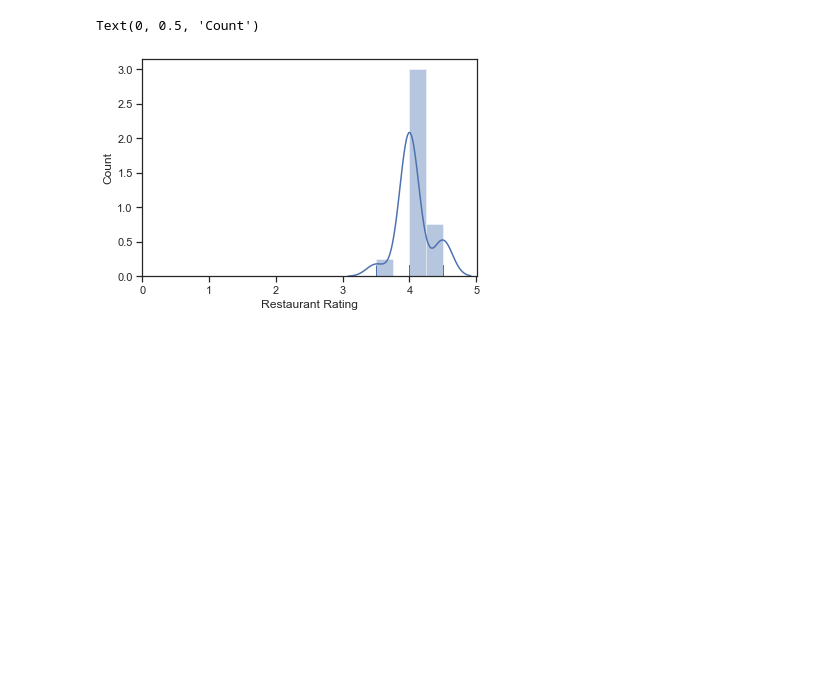
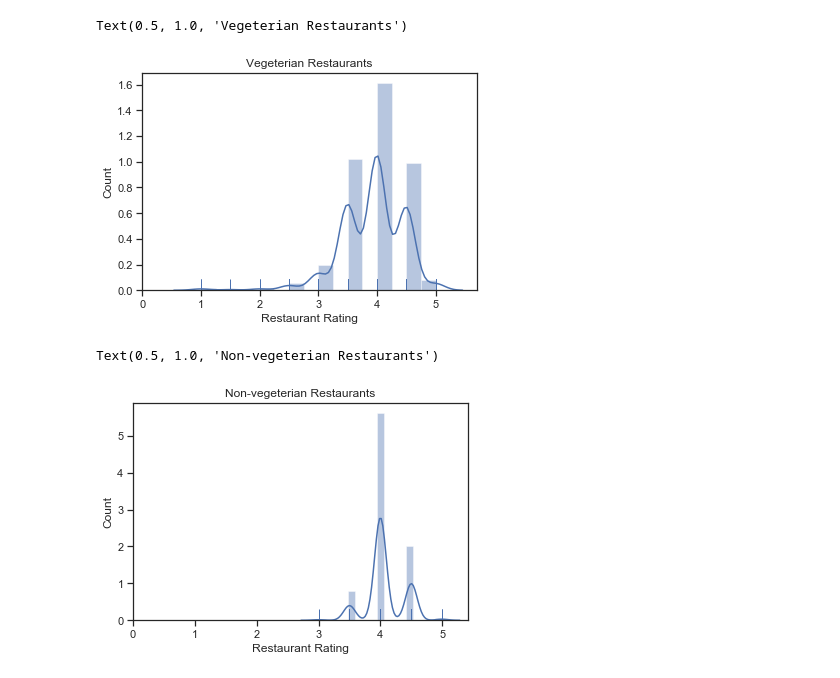
Before and after one commit to kiet415/yelp-project, a Jupyter notebook: yelpVizualization.ipynb, the cells around one changed output. Saved outputs shown, nothing was run; the diff lists cells and outputs as text; code cells hidden in the pictures; blank space fills up the shorter version.

```diff
--- a/yelpVizualization.ipynb
+++ b/yelpVizualization.ipynb
@@ -54,8 +99,18 @@ Text(0, 0.5, 'Count')
 # %%
-a=sns.distplot(final_df['Average Ratings'], rug=True)
+a=sns.distplot(veg_final_df['Average Ratings'], rug=True)
 a.set_xticks(range(0,6))
 a.set_xlabel('Restaurant Rating')
 a.set_ylabel('Count')
+a.set_title('Vegeterian Restaurants')
 # %% [output]
-Text(0, 0.5, 'Count')
+Text(0.5, 1.0, 'Vegeterian Restaurants')
-[figure, old version]
+[figure, new version]
+# %%
+a=sns.distplot(nonveg_final_df['Average Ratings'], rug=True)
+a.set_xticks(range(0,6))
+a.set_xlabel('Restaurant Rating')
+a.set_ylabel('Count')
+a.set_title('Non-vegeterian Restaurants')
+# %% [output]
+Text(0.5, 1.0, 'Non-vegeterian Restaurants')
+[figure, added]
```
Also changed, not shown: parts of 10 cells of this notebook, 2 other files.
